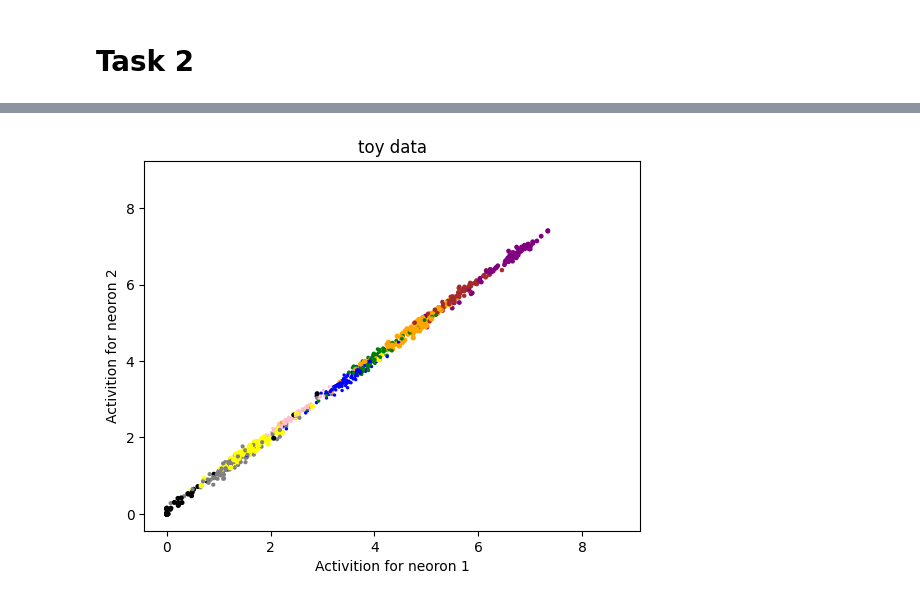
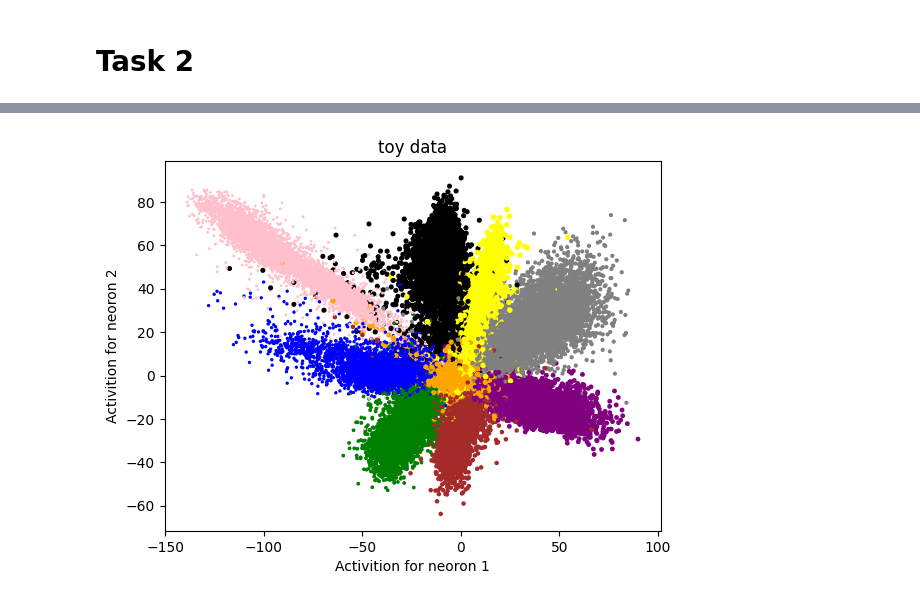
Before and after one commit to amirheyvaz/WiSe-2024, a Jupyter notebook: ACV/Exercises/7/1747696_MetricLearning.ipynb, the cells around one changed output, grey strips where cells are left out. Drawn from its saved outputs; the diff is of its cells as text; code cells hidden in the pictures.

```diff
--- a/ACV/Exercises/7/1747696_MetricLearning.ipynb
+++ b/ACV/Exercises/7/1747696_MetricLearning.ipynb
@@ -9,10 +9,7 @@ from keras import layers
 import numpy as np
 import matplotlib.pyplot as plt
 
-@tf.function
-def contrastive_loss(y_true, y_pred):
-    # ...
-    return
+batch_size = 8
 
 # Build a simple CNN with strided convolution layers
 def define_model():
@@ -22,7 +19,7 @@ def define_model():
     x = layers.Conv2D(16,kernel_size=(3,3),activation='relu',padding='same',strides=1,name='L3')(x)
     x = layers.Conv2D(16,kernel_size=(3,3),activation='relu',padding='same',strides=2,name='L4')(x)
     x = layers.Flatten()(x)
-    embedding_layer = layers.Dense(2, activation='relu', name='Embedding')(x)
+    embedding_layer = layers.Dense(2, name='Embedding')(x)
     outputs = layers.Dense(10,activation='softmax')(embedding_layer)
     model = keras.Model(inputs=inputs, outputs=outputs)
     return model
@@ -38,12 +35,12 @@ def mnist_data():
 
 
 # Train the model on MNIST data using standard cross-entropy loss
-def train_model(model, x_train, y_train, x_test, y_test, epochs=100):
-    model.compile(optimizer='adam', loss=['categorical_crossentropy', 'mean_squared_error'], metrics=['accuracy'])
-    model.fit(x_train, y_train, validation_data=(x_test, y_test), epochs=epochs, batch_size=64)
+def train_model(model, x_train, y_train, x_test, y_test, epochs=10):
+    model.compile(optimizer='adam', loss='categorical_crossentropy', metrics=['accuracy'])
+    model.fit(x_train, y_train, validation_data=(x_test, y_test), epochs=epochs, batch_size=batch_size)
 
 
 x_train, y_train, x_test, y_test = mnist_data()
 model = define_model()
-train_model(model, x_train, y_train, x_test, y_test, 20)
+train_model(model, x_train, y_train, x_test, y_test, 10)
 # %% [output]
@@ -112,10 +112,11 @@ learning_rate = 0.0001
 
 @tf.function
 def contrastive_loss(y_true, y_pred):
-    L = 0.0
+    y_true = tf.argmax(y_true, axis=1)
+    L=0
     for i in range(batch_size):
         for j in range(i+1, batch_size):
-            D = tf.square(y_pred[i] - y_pred[j])
+            D = tf.square(tf.norm(y_pred[i,:] - y_pred[j,:]))
             if y_true[i] == y_true[j]:
                 L = L+D
             else:
@@ -139,13 +140,13 @@ def define_model2():
     x = layers.Conv2D(16,kernel_size=(3,3),activation='relu',padding='same',strides=1,name='L3')(x)
     x = layers.Conv2D(16,kernel_size=(3,3),activation='relu',padding='same',strides=2,name='L4')(x)
     x = layers.Flatten()(x)
-    embedding_layer = layers.Dense(2, activation='relu', name='Embedding')(x)
-    model = keras.Model(inputs=inputs, outputs=embedding_layer)
+    x = layers.Dense(2, name='Embedding')(x)
+    x = layers.Dense(10,activation='softmax')(x)
+    model = keras.Model(inputs=inputs, outputs=x)
     return model
 
 x_train, y_train, x_test, y_test = mnist_data()
-y_train = y_train.argmax(axis=1)
-y_test = y_test.argmax(axis=1)
+
 
 # Train the model on MNIST data using standard cross-entropy loss
 def train_model2(model, x_train, y_train, x_test, y_test, epochs=100):
@@ -176,8 +166,8 @@ Epoch 10/10
 # %%
-ins_indices = np.random.choice(x_train.shape[0], size=1000, replace=False)
-ins = x_train[ins_indices]
-labels = y_train[ins_indices]
-outs = model2.predict(ins)
+labels = y_train.argmax(axis=1)
+model2_for_embeddings = tf.keras.Model(inputs=model2.input,
+                                            outputs=model2.get_layer('Embedding').output)
+outs = model2_for_embeddings.predict(x_train)
 
 colors = {
     0: 'red',
@@ -204 +194 @@ plt.show()
-[figure, old version]
+[figure, new version]
```
Also changed, not shown: parts of 4 cells of this notebook, 2 other files.
